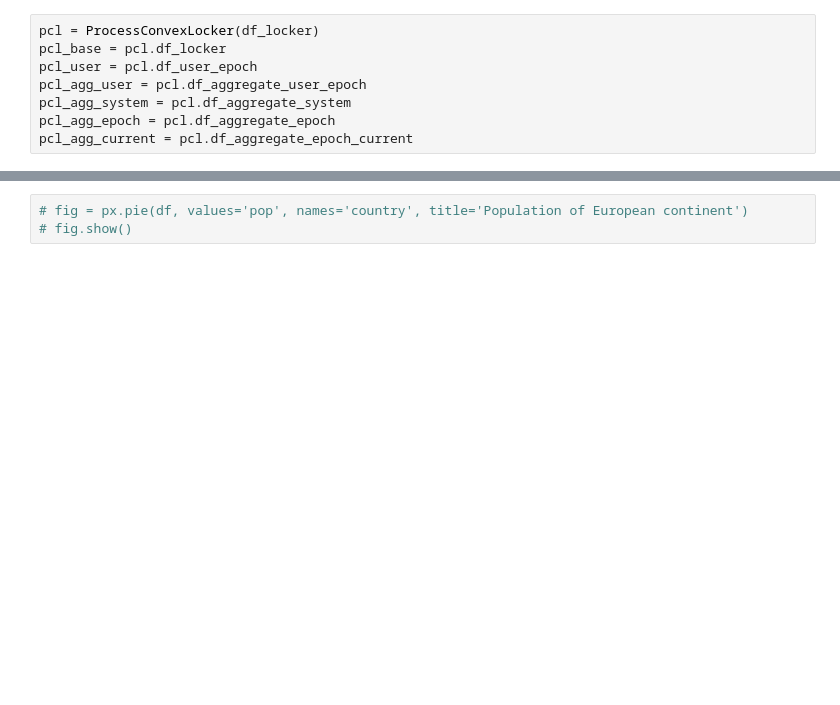
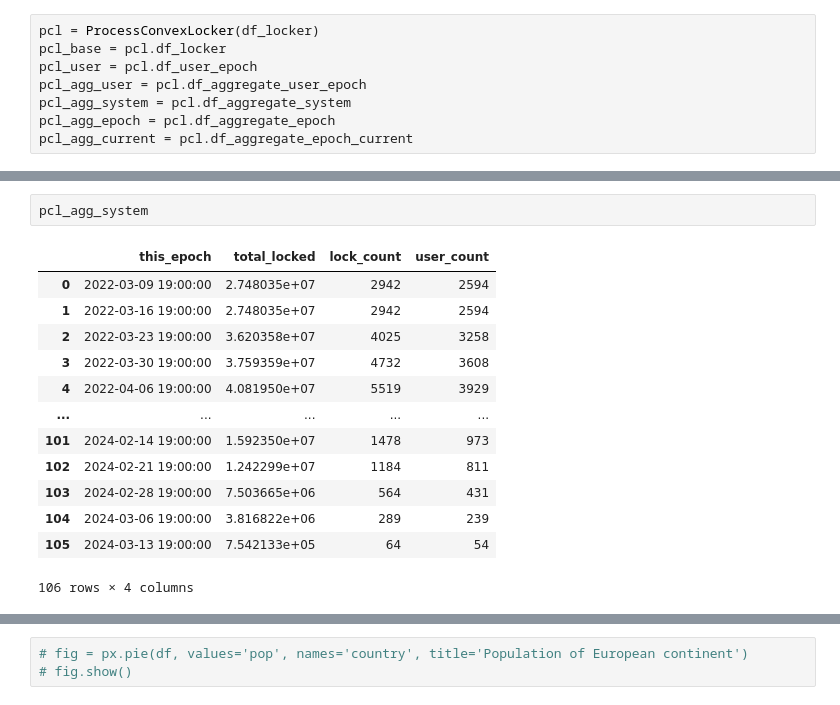
Before and after one commit to ExperimentsWithCode/Center-For-Llamas, a Jupyter notebook: test_delegation.ipynb, the cells around one changed output, grey strips where cells are left out. Cells and saved outputs as stored; diff of their text form; blank space fills up the shorter version.

```diff
--- a/test_delegation.ipynb
+++ b/test_delegation.ipynb
@@ -228,0 +211,16 @@ pcl_user
+# %%
+pcl_agg_system
+# %% [output]
+|  | this_epoch | total_locked | lock_count | user_count |
+| 0 | 2022-03-09 19:00:00 | 2.748035e+07 | 2942 | 2594 |
+| 1 | 2022-03-16 19:00:00 | 2.748035e+07 | 2942 | 2594 |
+| 2 | 2022-03-23 19:00:00 | 3.620358e+07 | 4025 | 3258 |
+| 3 | 2022-03-30 19:00:00 | 3.759359e+07 | 4732 | 3608 |
+| 4 | 2022-04-06 19:00:00 | 4.081950e+07 | 5519 | 3929 |
+| ... | ... | ... | ... | ... |
+| 101 | 2024-02-14 19:00:00 | 1.592350e+07 | 1478 | 973 |
+| 102 | 2024-02-21 19:00:00 | 1.242299e+07 | 1184 | 811 |
+| 103 | 2024-02-28 19:00:00 | 7.503665e+06 | 564 | 431 |
+| 104 | 2024-03-06 19:00:00 | 3.816822e+06 | 289 | 239 |
+| 105 | 2024-03-13 19:00:00 | 7.542133e+05 | 64 | 54 |
+106 rows × 4 columns
```
Also changed, not shown: parts of 41 cells of this notebook, 26 other files.
